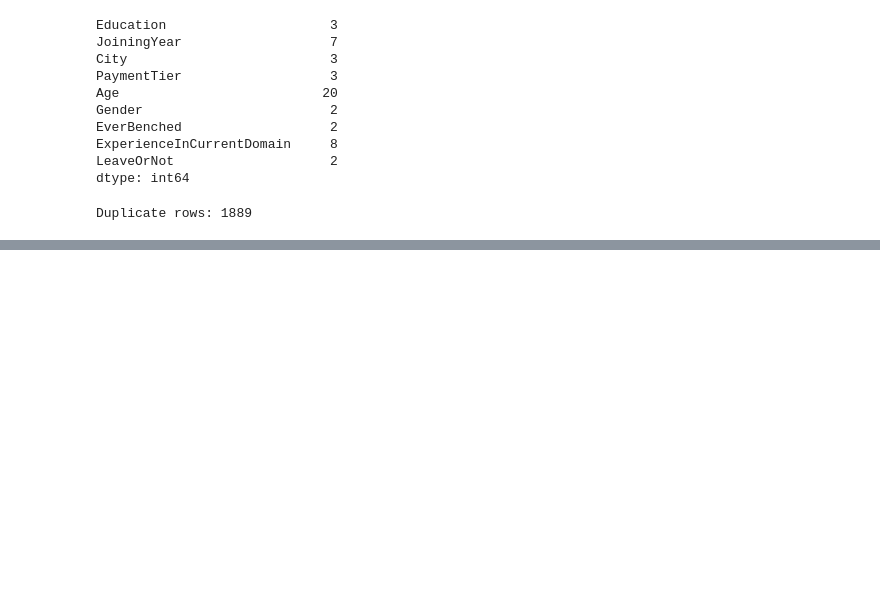
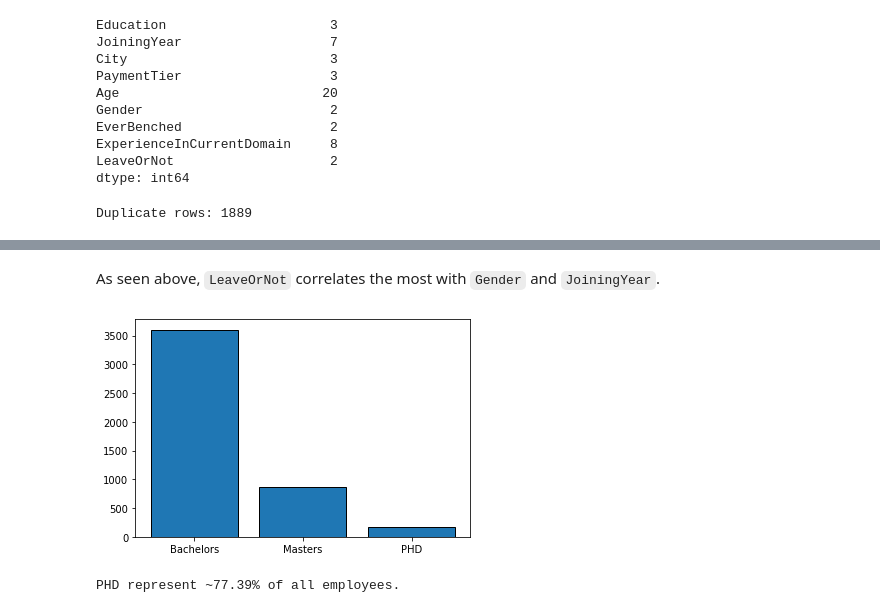
Before and after one commit to gawronskijakub/employee-future-prediction, a Jupyter notebook: employees.ipynb, the cells around one changed output, grey strips where cells are left out. Drawn from its saved outputs; the diff is of its cells as text; code cells hidden in the pictures; blank space fills up the shorter version.

```diff
--- a/employees.ipynb
+++ b/employees.ipynb
@@ -110,0 +205,30 @@ employees.describe()
+# %% [markdown]
+As seen above, `LeaveOrNot` correlates the most with `Gender` and `JoiningYear`.
+# %%
+# Distribution of employees per `Education`
+
+from numpy import percentile
+
+
+labels, counts = np.unique(
+	employees['Education'],
+	return_counts=True
+)
+
+plt.bar(
+	x=labels,
+	height=counts,
+	align='center',
+	edgecolor='black',
+	linewidth=1
+)
+plt.gca().set_xticks(labels)
+plt.show()
+
+topEducationalTitle = labels[np.argmax(counts)]
+topPercent = round(counts.max() / len(employees) * 100, 2)
+
+print(f'{topEducationalTitle} represent ~{topPercent}% of all employees.')
+# %% [output]
+[figure, added]
+PHD represent ~77.39% of all employees.
```
Also changed, not shown: parts of 15 cells of this notebook.
